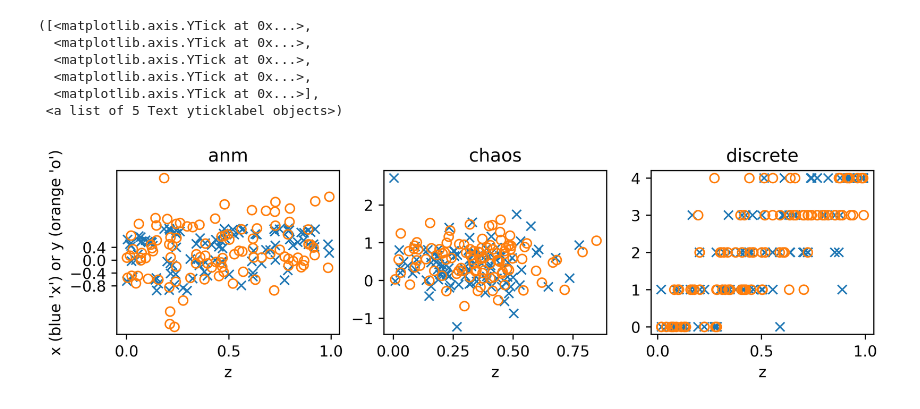
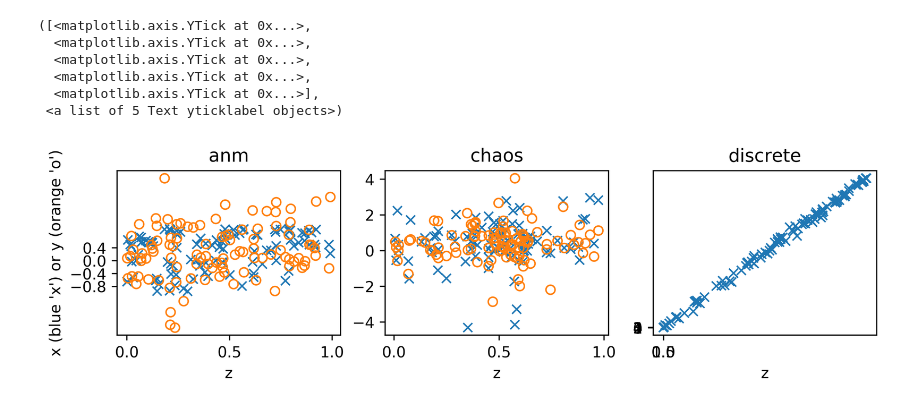
Before and after one commit to kjchalup/independence_test, a Jupyter notebook: nips/Datasets.ipynb, the cells around one changed output. Drawn from its saved outputs; the diff is of its cells as text; code cells hidden in the pictures.

Commit message:
added a new version of the discrete dataset

```diff
--- a/nips/Datasets.ipynb
+++ b/nips/Datasets.ipynb
@@ -15,36 +15,39 @@ reload(d)
 np.random.seed(13)
 fig = plt.figure(figsize=(9, 2), facecolor='white', dpi=300)
 plt.subplot(1, 3, 1)
 plt.title('anm')
 x, y, z = d.make_pnl_data(n_samples=100, dim=1, complexity=0, type='indep')
 plt.plot(z, x, 'x', z, y, 'o', markerfacecolor='None')
 plt.xlabel('z')
 plt.xticks([0, .5, 1])
 plt.ylabel('x (blue \'x\') or y (orange \'o\')')
 plt.yticks([-.8, -.4, 0, .4])
 
 plt.subplot(1, 3, 2)
 plt.title('chaos')
 #x, y, z = d.make_chaos_data(n_samples=100, dim=1, complexity=.5, type='indep')
-x, y, z = d.make_gmm_data(n_samples=100, xdim=100, ydim=100, zdimdiv3=3, type='indep')
-
-plt.plot(z[:, 0], x[:, 0], 'x', z[:, 1], y[:, 0], 'o', markerfacecolor='None')
+x, y, z = d.make_gmm_data(n_samples=100, dim=10, complexity=2, type='indep')
+#import pdb; pdb.set_trace()
+plt.plot(z[:, 1], x[:, 0], 'x', z[:, 1], y[:, 0], 'o', markerfacecolor='None')
 plt.xlabel('z')
 #plt.xticks([-1.5, 0, 1.5])
 #plt.yticks([-1.5, 0, 1.5])
 
 plt.subplot(1, 3, 3)
 plt.title('discrete')
-x, y, z = d.make_discrete_data(n_samples=100, dim=1, complexity=4, type='indep')
-plt.plot(z, x, 'x', z, y, 'o', markerfacecolor='None')
+x, y, z = d.make_discrete_data(n_samples=100, dim=1, complexity=1024, type='indep')
+#plt.plot(z, x, 'x', z, y, 'o', markerfacecolor='None')
+plt.plot(x, y, 'x', markerfacecolor='None')
+
+
 plt.xlabel('z')
 plt.xticks([0, .5, 1])
 plt.yticks([0, 1, 2, 3, 4], [0, 1, 2, 3, 4])
 # %% [output]
 ([<matplotlib.axis.YTick at 0x...>,
   <matplotlib.axis.YTick at 0x...>,
   <matplotlib.axis.YTick at 0x...>,
   <matplotlib.axis.YTick at 0x...>,
   <matplotlib.axis.YTick at 0x...>],
  <a list of 5 Text yticklabel objects>)
-[figure, old version]
+[figure, new version]
```
Also changed, not shown: parts of 1 cell of this notebook, 8 other files.
